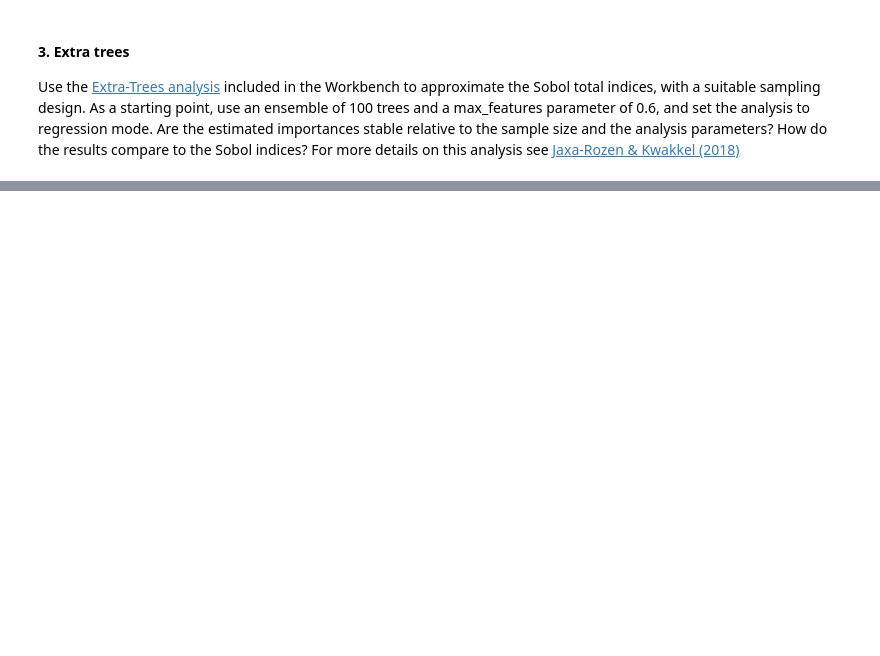
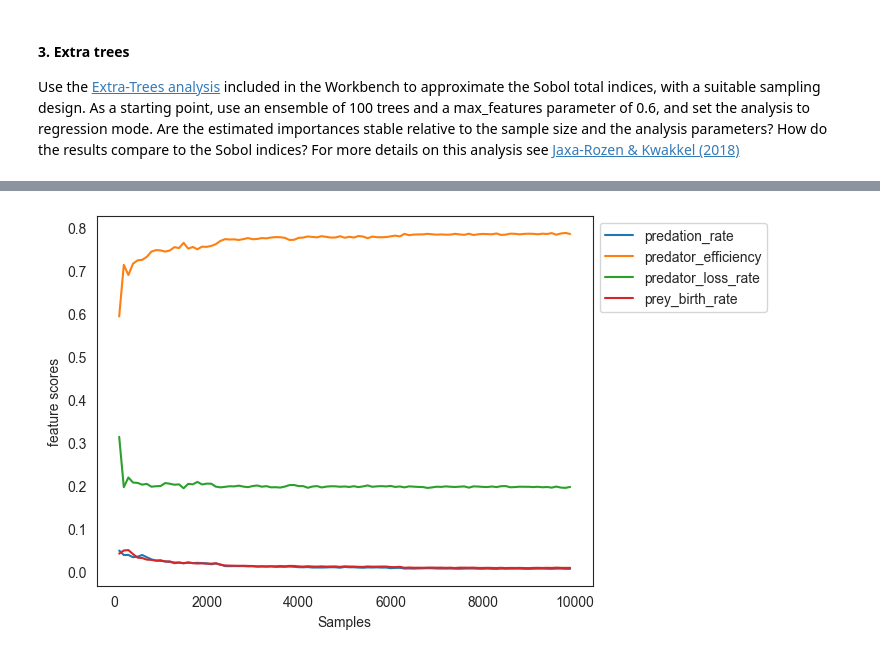
Before and after one commit to RyanTanYiWei/epa1361_open, a Jupyter notebook: Week 3-4 - vulnerability analysis/assignment 6 - sensitivity analysis.ipynb, the cells around one changed output, grey strips where cells are left out. Saved outputs shown, nothing was run; the diff lists cells and outputs as text; code cells hidden in the pictures; blank space fills up the shorter version.

```diff
--- a/Week 3-4 - vulnerability analysis/assignment 6 - sensitivity analysis.ipynb
+++ b/Week 3-4 - vulnerability analysis/assignment 6 - sensitivity analysis.ipynb
@@ -105,3 +258,14 @@ experiments, outcomes = perform_experiments([py_model],
 # %% [markdown]
 #### 3. Extra trees
 Use the [Extra-Trees analysis](https://emaworkbench.readthedocs.io/en/latest/ema_documentation/analysis/feature_scoring.html) included in the Workbench to approximate the Sobol total indices, with a suitable sampling design. As a starting point, use an ensemble of 100 trees and a max_features parameter of 0.6, and set the analysis to regression mode. Are the estimated importances stable relative to the sample size and the analysis parameters? How do the results compare to the Sobol indices? For more details on this analysis see [Jaxa-Rozen & Kwakkel (2018)](https://www.sciencedirect.com/science/article/pii/S1364815217311581)
+# %%
+from ema_workbench.analysis import feature_scoring
+
+#Sobol Sampling
+nr_experiments = 1000
+exp_sobol, out_sobol = perform_experiments([py_model],
+                                  nr_experiments, uncertainty_sampling=Samplers.SOBOL)
+#Output Values Sobol
+prey_final_sobol = out_sobol['prey'][:,-1]
+prey_mean_sobol = np.squeeze(np.mean([out_sobol['prey']], axis= 2))
+prey_std_sobol = np.squeeze(np.std([out_sobol['prey']], axis= 2))
@@ -107,0 +275,3 @@ Use the [Extra-Trees analysis](https://emaworkbench.readthedocs.io/en/latest/ema
+# %%
+scores = feature_scoring.get_ex_feature_scores(exp_sobol, prey_final_sobol, max_features=0.6, mode=RuleInductionType.REGRESSION)
+scores
@@ -107,0 +289,9 @@ Use the [Extra-Trees analysis](https://emaworkbench.readthedocs.io/en/latest/ema
+# %%
+combined_scores = []
+for j in range(100, exp_sobol.shape[0], 100):
+    scores = feature_scoring.get_ex_feature_scores(exp_sobol.iloc[0:j, :],
+                                                   prey_mean_sobol[0:j],
+                                                   max_features=0.6,
+                                                   mode=RuleInductionType.REGRESSION)[0]
+    scores.columns = [j]
+    combined_scores.append(scores)
@@ -107,0 +316,3 @@ Use the [Extra-Trees analysis](https://emaworkbench.readthedocs.io/en/latest/ema
+# %%
+combined_scores = pd.concat(combined_scores, axis=1, sort=True)
+combined_scores
@@ -107,0 +327,10 @@ Use the [Extra-Trees analysis](https://emaworkbench.readthedocs.io/en/latest/ema
+# %%
+fig, ax = plt.subplots(1)
+
+combined_scores.T.plot(ax=ax)
+ax.legend(bbox_to_anchor=(1,1))
+ax.set_xlabel('Samples')
+ax.set_ylabel('feature scores')
+plt.show()
+# %% [output]
+[figure, added]
```
Also changed, not shown: parts of 22 cells of this notebook, 1 other file.
